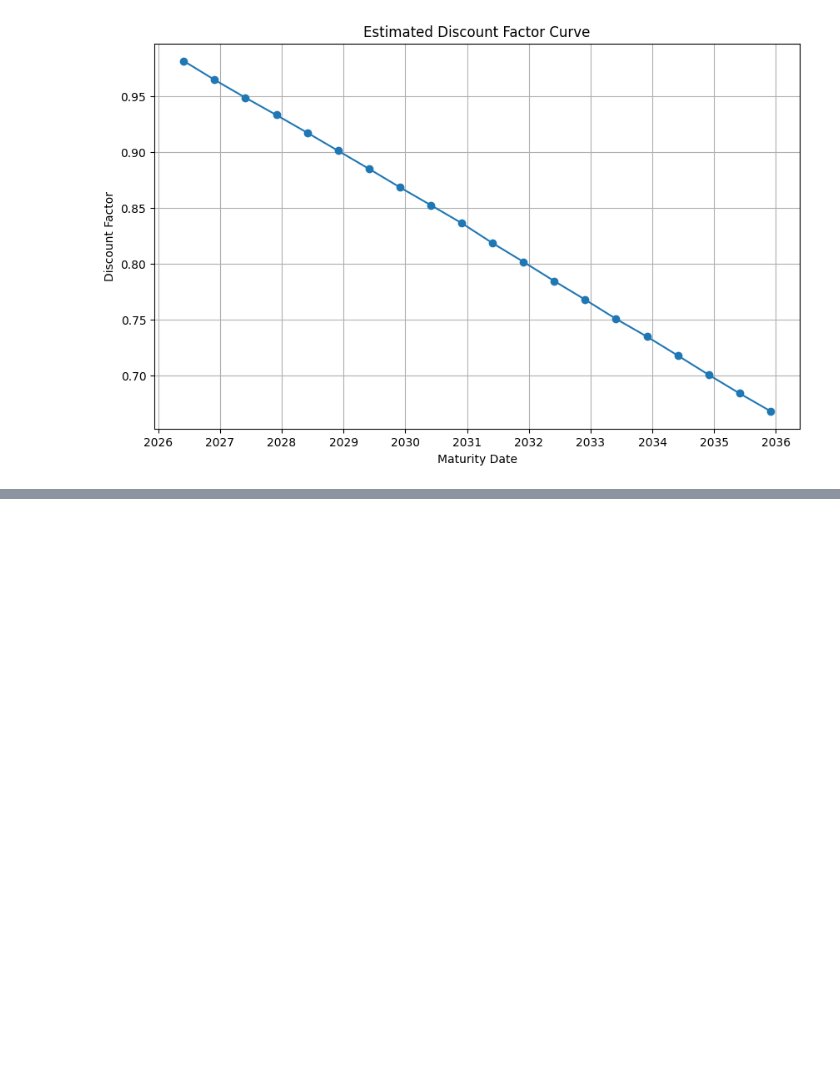
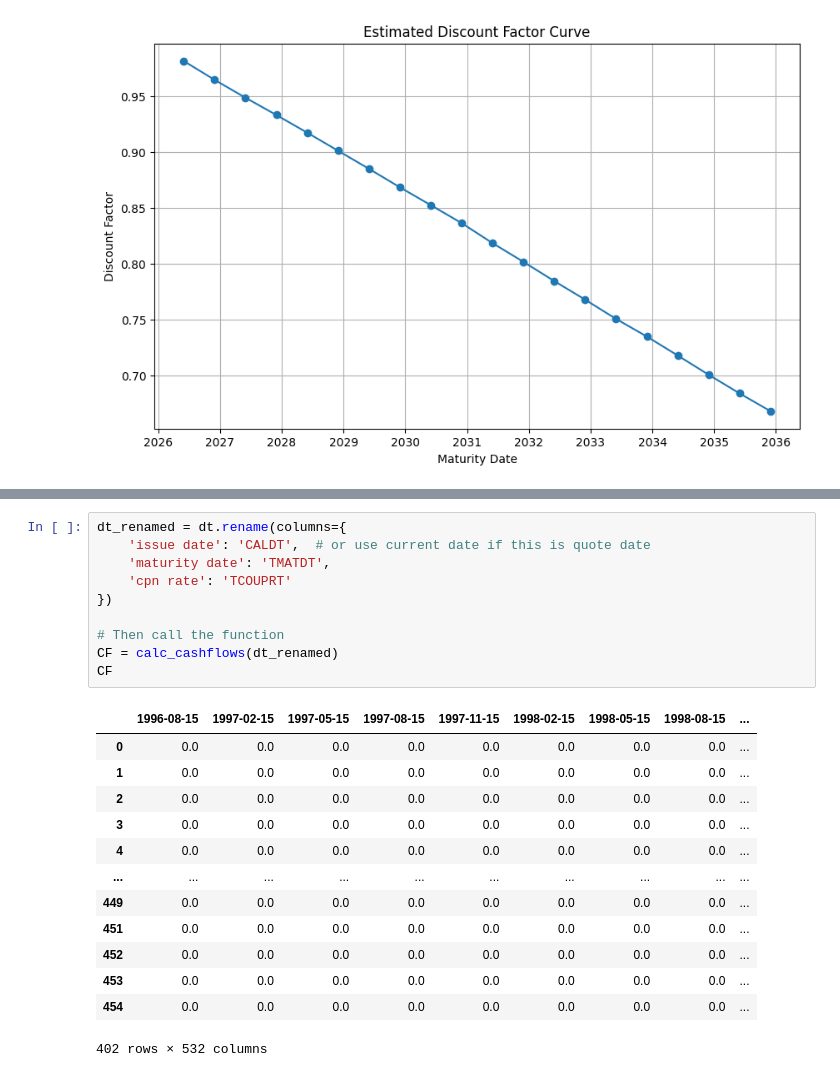
Before and after one commit to y3y-tech/Fixed_Income_Homework, a Jupyter notebook: Homework1/Estimating_Spot_Curve_Yiyang.ipynb, the cells around one changed output, grey strips where cells are left out. Saved outputs shown, nothing was run; the diff lists cells and outputs as text; blank space fills up the shorter version.

```diff
--- a/Homework1/Estimating_Spot_Curve_Yiyang.ipynb
+++ b/Homework1/Estimating_Spot_Curve_Yiyang.ipynb
@@ -143,0 +445,24 @@ plt.show()
+# %%
+dt_renamed = dt.rename(columns={
+    'issue date': 'CALDT',  # or use current date if this is quote date
+    'maturity date': 'TMATDT',
+    'cpn rate': 'TCOUPRT'
+})
+
+# Then call the function
+CF = calc_cashflows(dt_renamed)
+CF
+# %% [output]
+|  | 1996-08-15 | 1997-02-15 | 1997-05-15 | 1997-08-15 | 1997-11-15 | 1998-02-15 | 1998-05-15 | 1998-08-15 | ... |
+| 0 | 0.0 | 0.0 | 0.0 | 0.0 | 0.0 | 0.0 | 0.0 | 0.0 | ... |
+| 1 | 0.0 | 0.0 | 0.0 | 0.0 | 0.0 | 0.0 | 0.0 | 0.0 | ... |
+| 2 | 0.0 | 0.0 | 0.0 | 0.0 | 0.0 | 0.0 | 0.0 | 0.0 | ... |
+| 3 | 0.0 | 0.0 | 0.0 | 0.0 | 0.0 | 0.0 | 0.0 | 0.0 | ... |
+| 4 | 0.0 | 0.0 | 0.0 | 0.0 | 0.0 | 0.0 | 0.0 | 0.0 | ... |
+| ... | ... | ... | ... | ... | ... | ... | ... | ... | ... |
+| 449 | 0.0 | 0.0 | 0.0 | 0.0 | 0.0 | 0.0 | 0.0 | 0.0 | ... |
+| 451 | 0.0 | 0.0 | 0.0 | 0.0 | 0.0 | 0.0 | 0.0 | 0.0 | ... |
+| 452 | 0.0 | 0.0 | 0.0 | 0.0 | 0.0 | 0.0 | 0.0 | 0.0 | ... |
+| 453 | 0.0 | 0.0 | 0.0 | 0.0 | 0.0 | 0.0 | 0.0 | 0.0 | ... |
+| 454 | 0.0 | 0.0 | 0.0 | 0.0 | 0.0 | 0.0 | 0.0 | 0.0 | ... |
+402 rows × 532 columns
```
Also changed, not shown: parts of 13 cells of this notebook, 1 other file.
